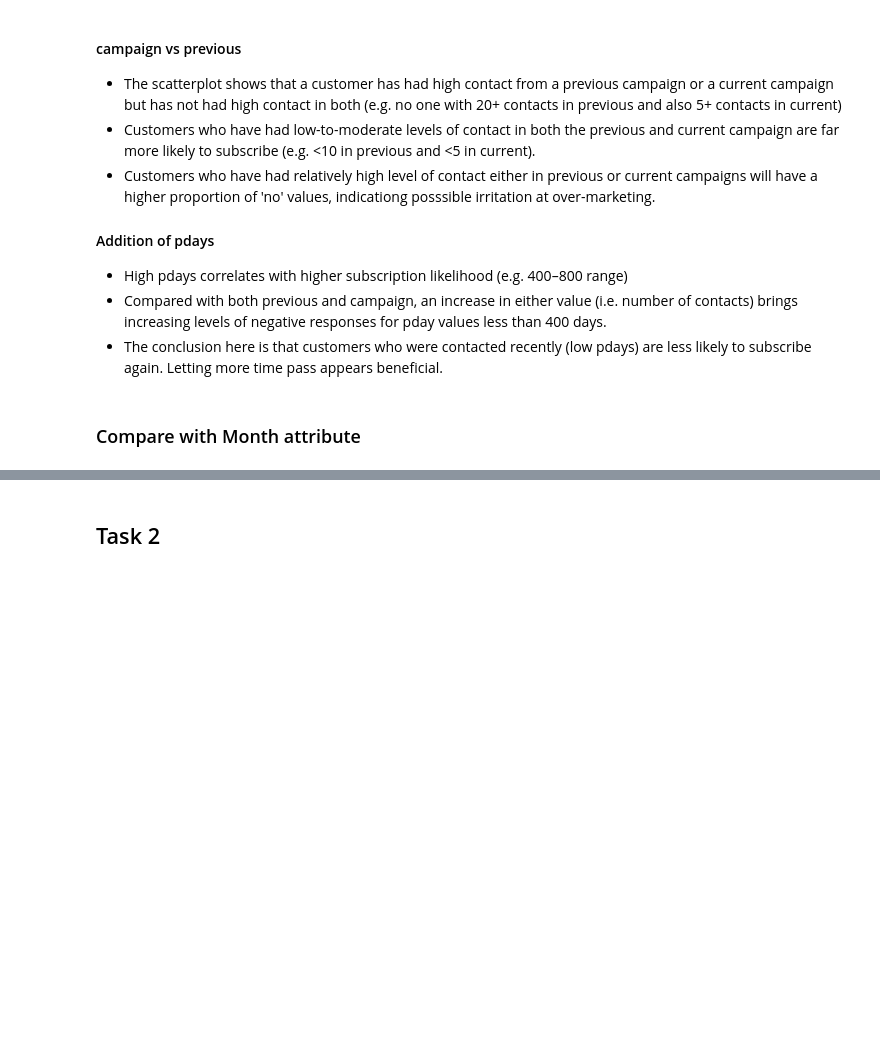
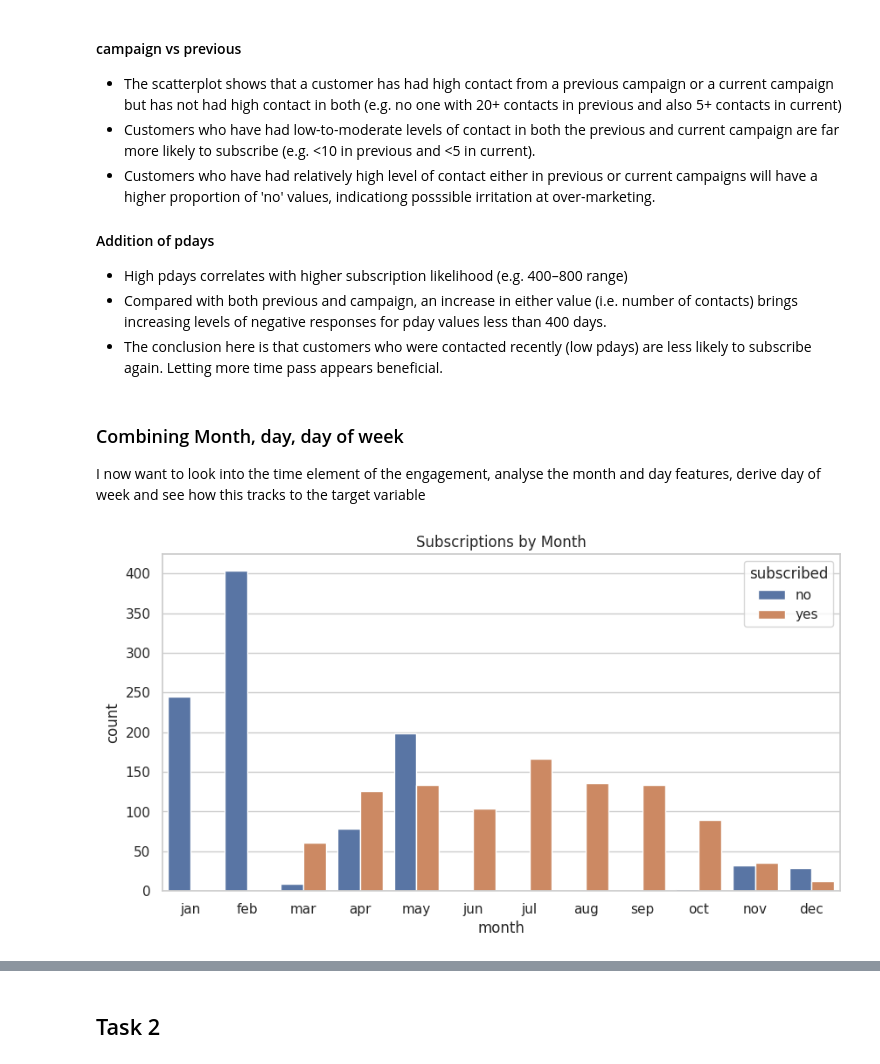
Before and after one commit to stevieboyle/etivity-1, a Jupyter notebook: etivity1.ipynb, the cells around one changed output, grey strips where cells are left out. Saved outputs shown, nothing was run; the diff lists cells and outputs as text; code cells hidden in the pictures; blank space fills up the shorter version.

```diff
--- a/etivity1.ipynb
+++ b/etivity1.ipynb
@@ -405,5 +405,17 @@ plt.show()
 * High pdays correlates with higher subscription likelihood (e.g. 400–800 range)
 * Compared with both previous and campaign, an increase in either value (i.e. number of contacts) brings increasing levels of negative responses for pday values less than 400 days.
 * The conclusion here is that customers who were contacted recently (low pdays) are less likely to subscribe again. Letting more time pass appears beneficial.
-# %% [markdown]
-### Compare with Month attribute
+# %% [markdown]
+### Combining Month, day, day of week
+I now want to look into the time element of the engagement, analyse the month and day features, derive day of week and see how this tracks to the target variable
+# %%
+# Define the correct calendar order for months
+calendar_order = ['jan', 'feb', 'mar', 'apr', 'may', 'jun', 'jul', 'aug', 'sep', 'oct', 'nov', 'dec']
+
+# Plot subscriptions by month in calendar order
+plt.figure(figsize=(10, 5))
+sns.countplot(data=df, x='month', hue='subscribed', order=calendar_order)
+plt.title('Subscriptions by Month')
+plt.show()
+# %% [output]
+[figure, added]
```
Also changed, not shown: parts of 17 cells of this notebook, 2 other files.
